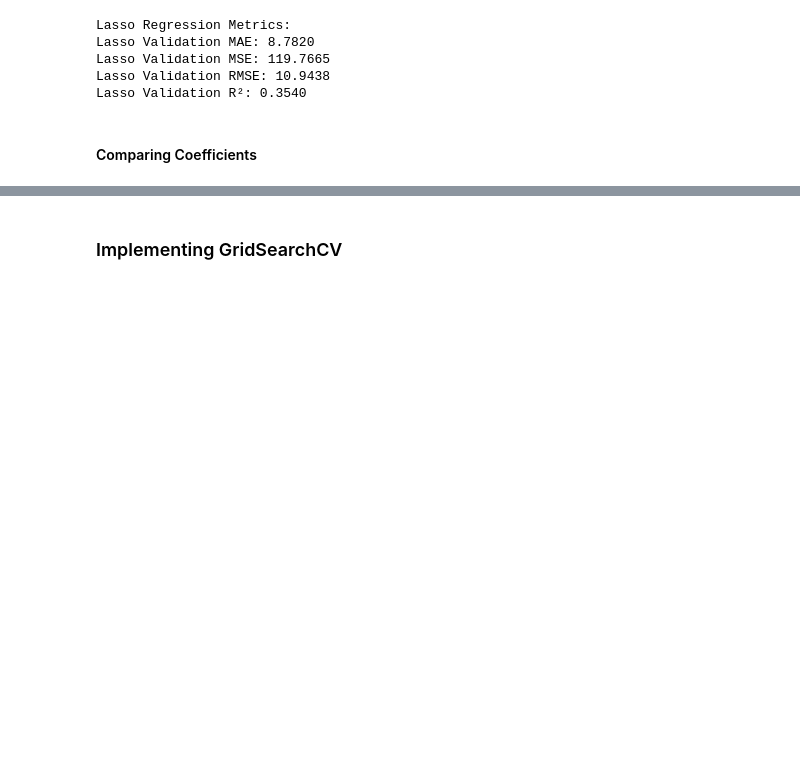
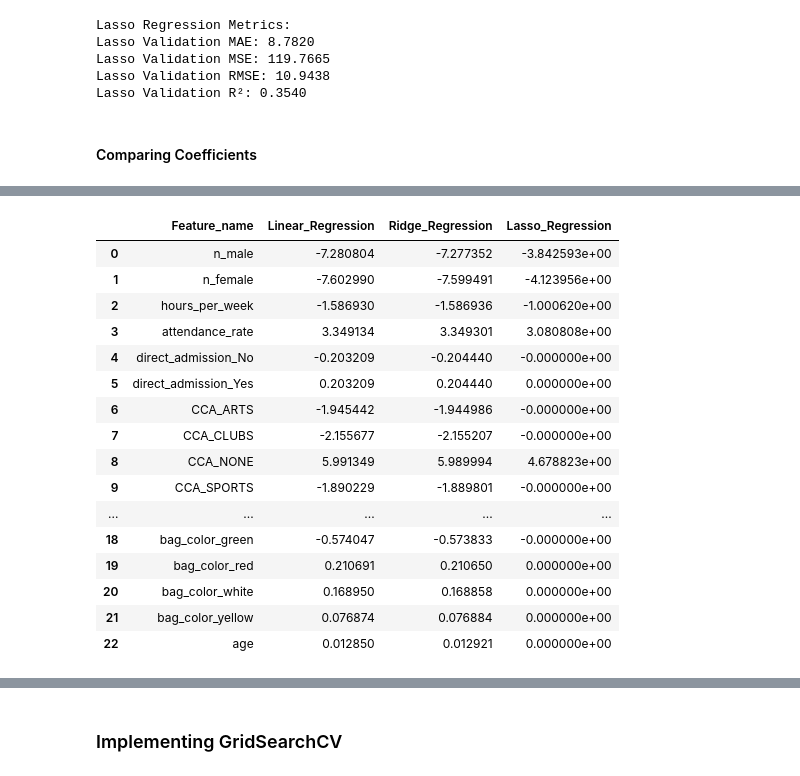
Before and after one commit to dingaroo/aiap_foundation_self_practice, a Jupyter notebook: eda.ipynb, the cells around one changed output, grey strips where cells are left out. Cells and saved outputs as stored; diff of their text form; code cells hidden in the pictures; blank space fills up the shorter version.

```diff
--- a/eda.ipynb
+++ b/eda.ipynb
@@ -1352,0 +1442,30 @@ plt.show()
+# %%
+# display(lr_coefs)
+# display(ridge_coefs)
+# display(lasso_coefs)
+consol_df_coefs = pd.DataFrame({
+    'Feature_name': feature_names,
+    'Linear_Regression': lr_coefs,
+    'Ridge_Regression': ridge_coefs,
+    'Lasso_Regression': lasso_coefs
+})
+display(consol_df_coefs)
+consol_df_coefs.to_csv('./data/consol_df_coefs.csv')
+# %% [output]
+|  | Feature_name | Linear_Regression | Ridge_Regression | Lasso_Regression |
+| 0 | n_male | -7.280804 | -7.277352 | -3.842593e+00 |
+| 1 | n_female | -7.602990 | -7.599491 | -4.123956e+00 |
+| 2 | hours_per_week | -1.586930 | -1.586936 | -1.000620e+00 |
+| 3 | attendance_rate | 3.349134 | 3.349301 | 3.080808e+00 |
+| 4 | direct_admission_No | -0.203209 | -0.204440 | -0.000000e+00 |
+| 5 | direct_admission_Yes | 0.203209 | 0.204440 | 0.000000e+00 |
+| 6 | CCA_ARTS | -1.945442 | -1.944986 | -0.000000e+00 |
+| 7 | CCA_CLUBS | -2.155677 | -2.155207 | -0.000000e+00 |
+| 8 | CCA_NONE | 5.991349 | 5.989994 | 4.678823e+00 |
+| 9 | CCA_SPORTS | -1.890229 | -1.889801 | -0.000000e+00 |
+| ... | ... | ... | ... | ... |
+| 18 | bag_color_green | -0.574047 | -0.573833 | -0.000000e+00 |
+| 19 | bag_color_red | 0.210691 | 0.210650 | 0.000000e+00 |
+| 20 | bag_color_white | 0.168950 | 0.168858 | 0.000000e+00 |
+| 21 | bag_color_yellow | 0.076874 | 0.076884 | 0.000000e+00 |
+| 22 | age | 0.012850 | 0.012921 | 0.000000e+00 |
```
Also changed, not shown: parts of 58 cells of this notebook, 11 other files.
